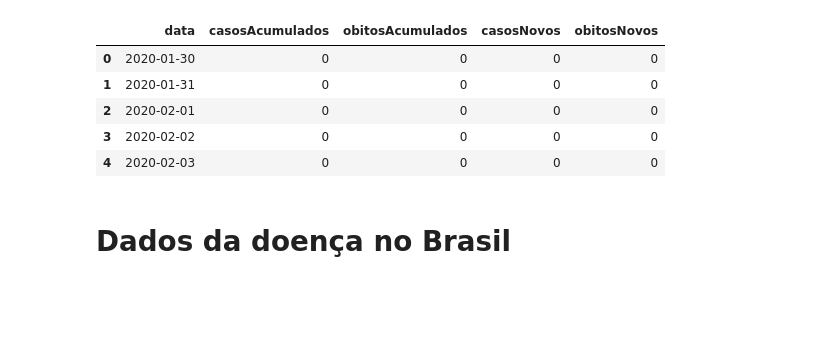
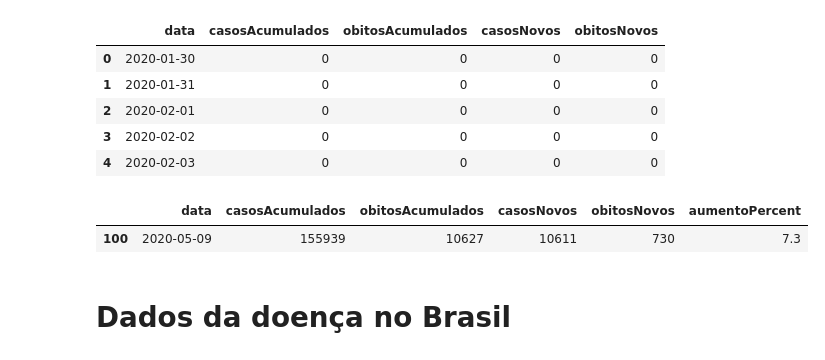
Before and after one commit to Rafaelcerq28/Analise_Covid-19, a Jupyter notebook: Análise da COVID-19 no Brasil.ipynb, the cells around one changed output. Cells and saved outputs as stored; diff of their text form; code cells hidden in the pictures; blank space fills up the shorter version.

```diff
--- a/Análise da COVID-19 no Brasil.ipynb
+++ b/Análise da COVID-19 no Brasil.ipynb
@@ -109,3 +127,10 @@ df_por_data.head()
+# %%
+#Criando a coluna acresDiaAnterior
+df_por_data['aumentoPercent'] = perc(df_por_data['casosAcumulados'])
+df_por_data.tail(1)
+# %% [output]
+|  | data | casosAcumulados | obitosAcumulados | casosNovos | obitosNovos | aumentoPercent |
+| 100 | 2020-05-09 | 155939 | 10627 | 10611 | 730 | 7.3 |
 # %% [markdown]
 # Dados da doença no Brasil
 # %% [markdown]
```
Also changed, not shown: parts of 24 cells of this notebook.
